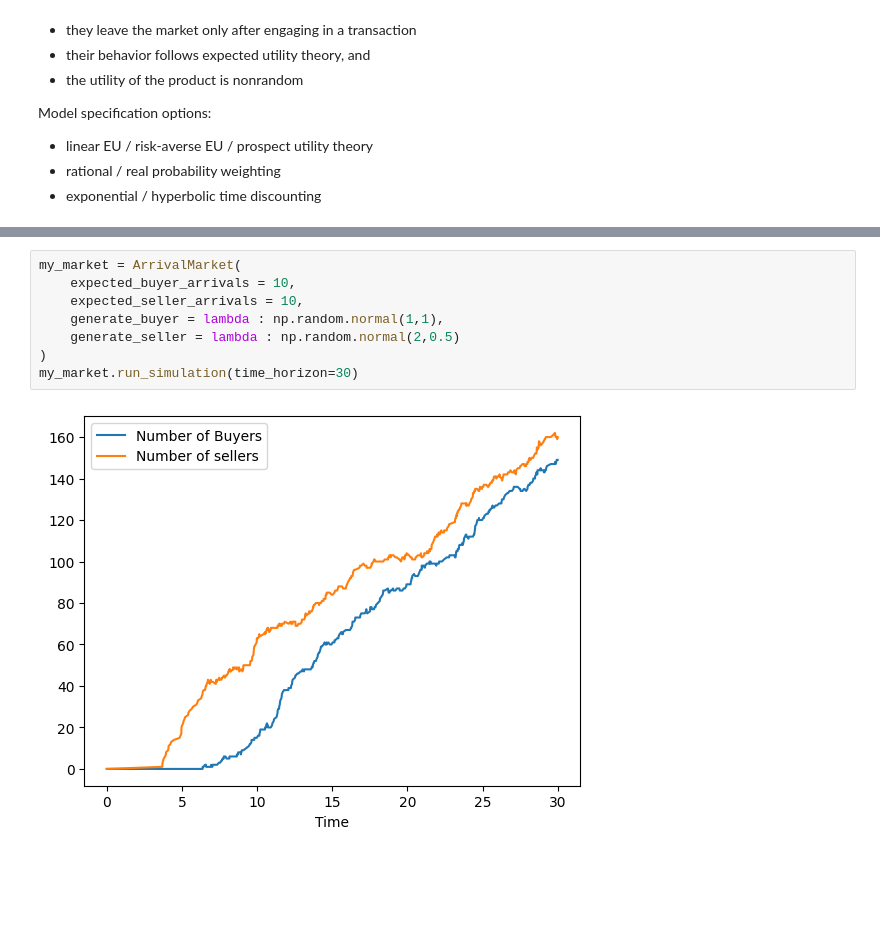
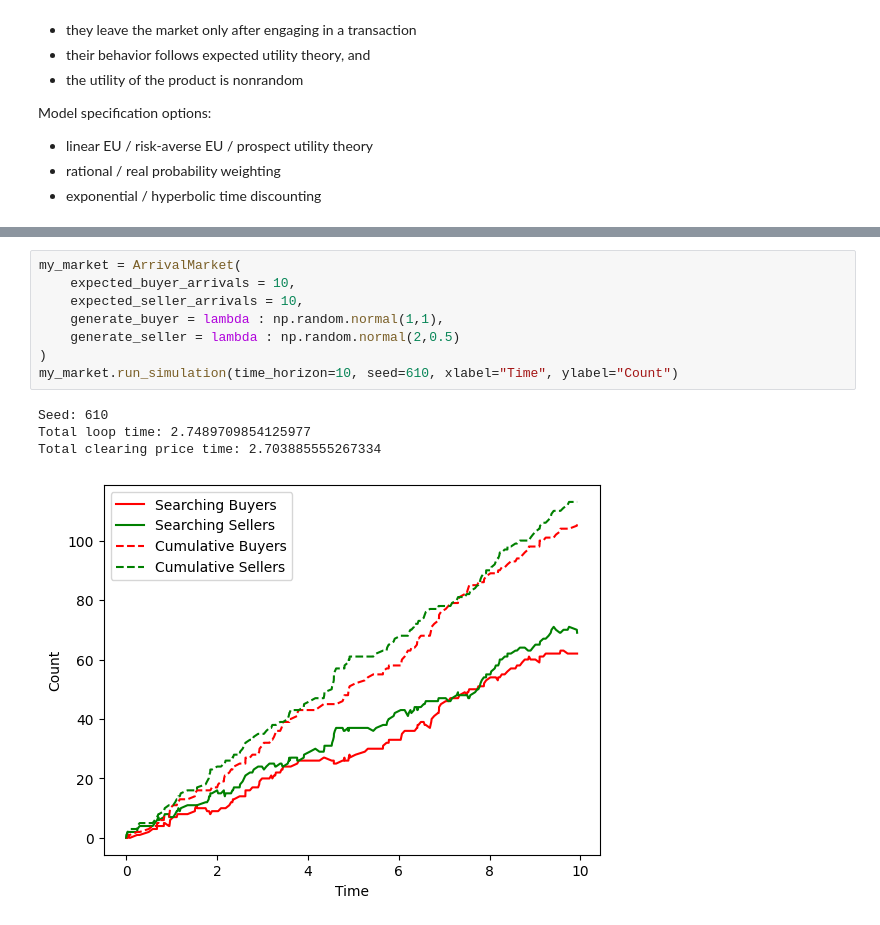
Before and after one commit to dabslee/Kidney_Analysis, a Jupyter notebook: simulations/arrival_model.ipynb, the cells around one changed output, grey strips where cells are left out. Drawn from its saved outputs; the diff is of its cells as text; blank space fills up the shorter version.

```diff
--- a/simulations/arrival_model.ipynb
+++ b/simulations/arrival_model.ipynb
@@ -79,10 +105,13 @@ class ArrivalMarket:
 # %%
 my_market = ArrivalMarket(
     expected_buyer_arrivals = 10,
     expected_seller_arrivals = 10,
     generate_buyer = lambda : np.random.normal(1,1),
     generate_seller = lambda : np.random.normal(2,0.5)
 )
-my_market.run_simulation(time_horizon=30)
+my_market.run_simulation(time_horizon=10, seed=610, xlabel="Time", ylabel="Count")
 # %% [output]
+Seed: 610
+Total loop time: 2.7489709854125977
+Total clearing price time: 2.703885555267334
-[figure, old version]
+[figure, new version]
```
Also changed, not shown: parts of 4 cells of this notebook, 2 other files.
